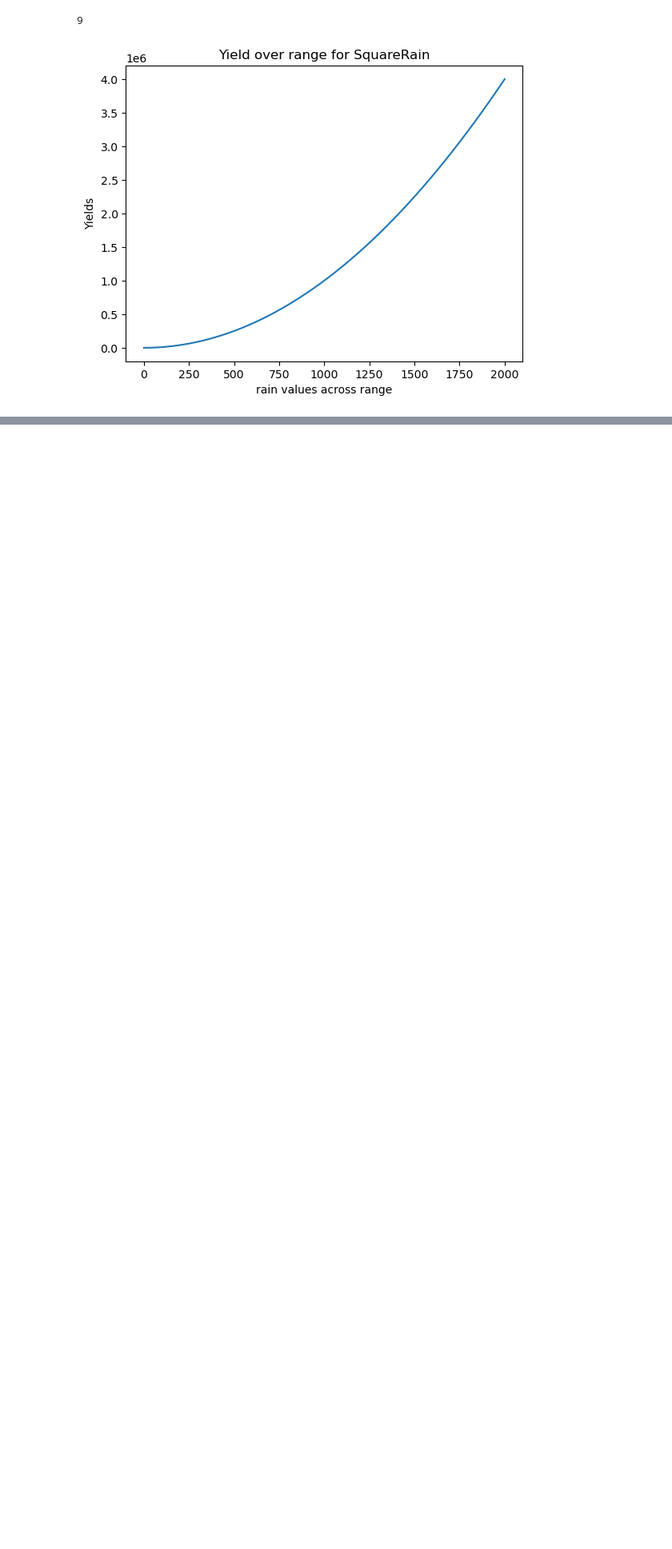
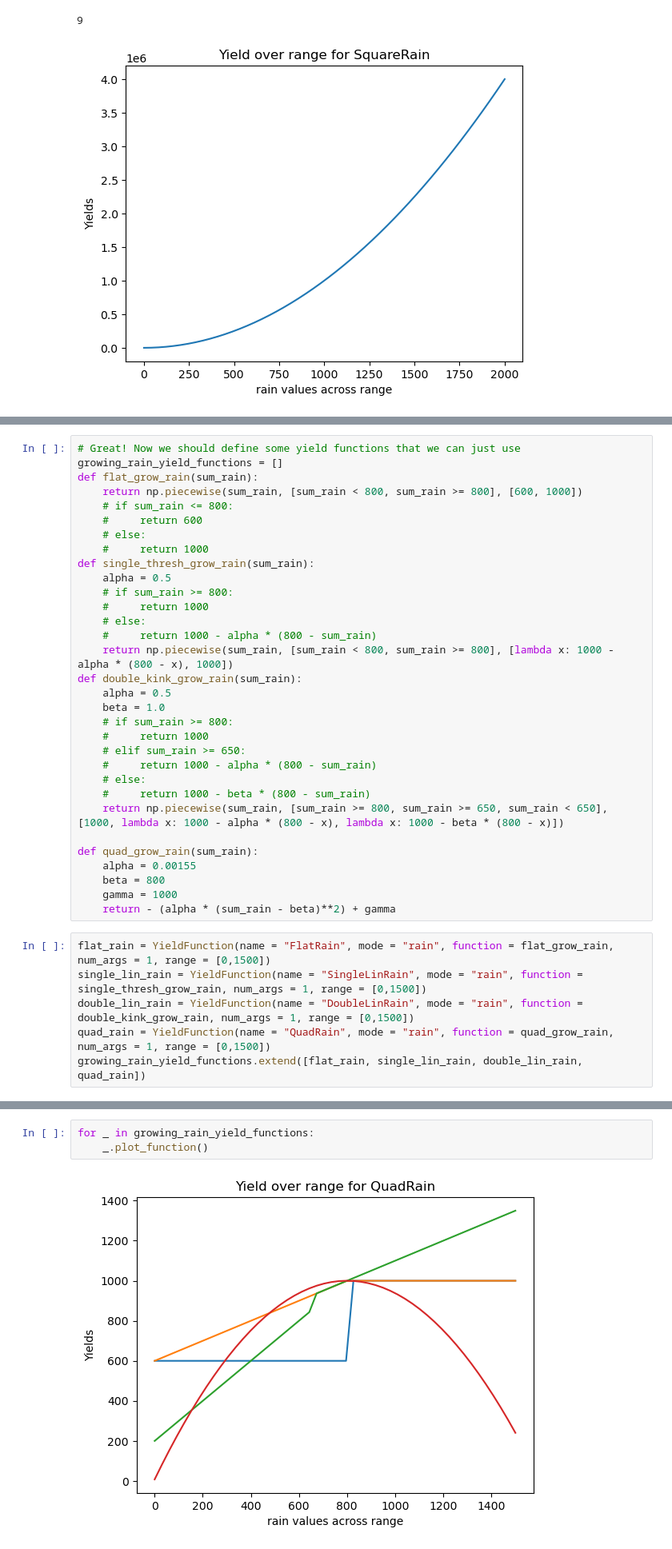
Before and after one commit to ken-neth-wang/crop-insurance, a Jupyter notebook: notebooks/yields.ipynb, the cells around one changed output, grey strips where cells are left out. Shown at 80% size. Drawn from its saved outputs; the diff is of its cells as text; blank space fills up the shorter version.

Commit message:
pushing additions to yield functions and variance

```diff
--- a/notebooks/yields.ipynb
+++ b/notebooks/yields.ipynb
@@ -36,0 +38,38 @@ rain_yield_functions = []
+# %%
+# Great! Now we should define some yield functions that we can just use
+growing_rain_yield_functions = []
+def flat_grow_rain(sum_rain):
+    return np.piecewise(sum_rain, [sum_rain < 800, sum_rain >= 800], [600, 1000])
+    # if sum_rain <= 800:
+    #     return 600
+    # else:
+    #     return 1000
+def single_thresh_grow_rain(sum_rain):
+    alpha = 0.5
+    # if sum_rain >= 800:
+    #     return 1000
+    # else:
+    #     return 1000 - alpha * (800 - sum_rain)
+    return np.piecewise(sum_rain, [sum_rain < 800, sum_rain >= 800], [lambda x: 1000 - alpha * (800 - x), 1000])
+def double_kink_grow_rain(sum_rain):
+    alpha = 0.5
+    beta = 1.0
+    # if sum_rain >= 800:
+    #     return 1000
+    # elif sum_rain >= 650:
+    #     return 1000 - alpha * (800 - sum_rain)
+    # else:
+    #     return 1000 - beta * (800 - sum_rain)
+    return np.piecewise(sum_rain, [sum_rain >= 800, sum_rain >= 650, sum_rain < 650], [1000, lambda x: 1000 - alpha * (800 - x), lambda x: 1000 - beta * (800 - x)])
+
+def quad_grow_rain(sum_rain):
+    alpha = 0.00155
+    beta = 800
+    gamma = 1000
+    return - (alpha * (sum_rain - beta)**2) + gamma
+# %%
+flat_rain = YieldFunction(name = "FlatRain", mode = "rain", function = flat_grow_rain, num_args = 1, range = [0,1500])
+single_lin_rain = YieldFunction(name = "SingleLinRain", mode = "rain", function = single_thresh_grow_rain, num_args = 1, range = [0,1500])
+double_lin_rain = YieldFunction(name = "DoubleLinRain", mode = "rain", function = double_kink_grow_rain, num_args = 1, range = [0,1500])
+quad_rain = YieldFunction(name = "QuadRain", mode = "rain", function = quad_grow_rain, num_args = 1, range = [0,1500])
+growing_rain_yield_functions.extend([flat_rain, single_lin_rain, double_lin_rain, quad_rain])
@@ -36,0 +81,5 @@ rain_yield_functions = []
+# %%
+for _ in growing_rain_yield_functions:
+    _.plot_function()
+# %% [output]
+[figure, added]
```
Also changed, not shown: parts of 4 cells of this notebook, 1 other file.
